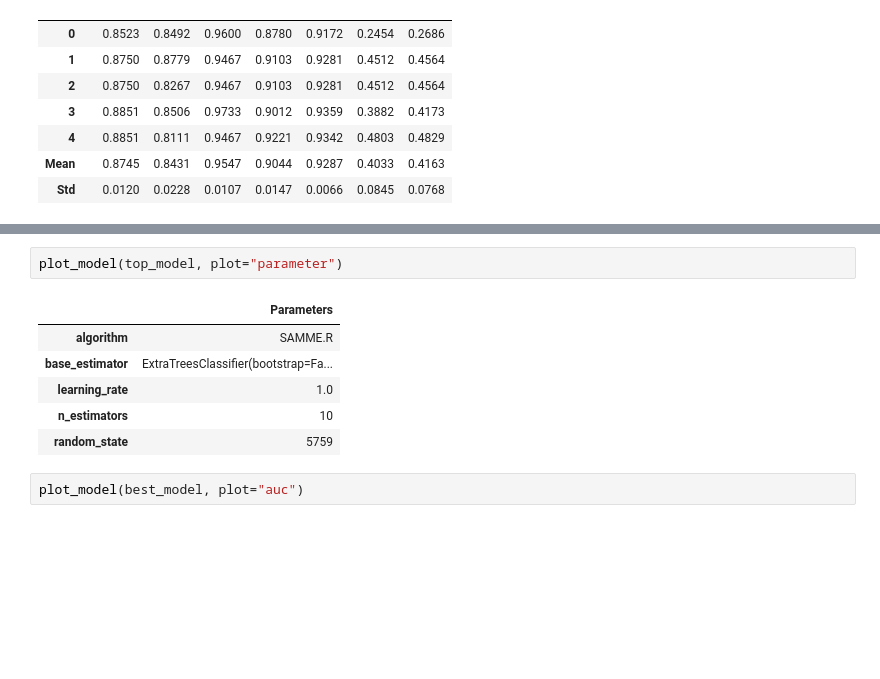
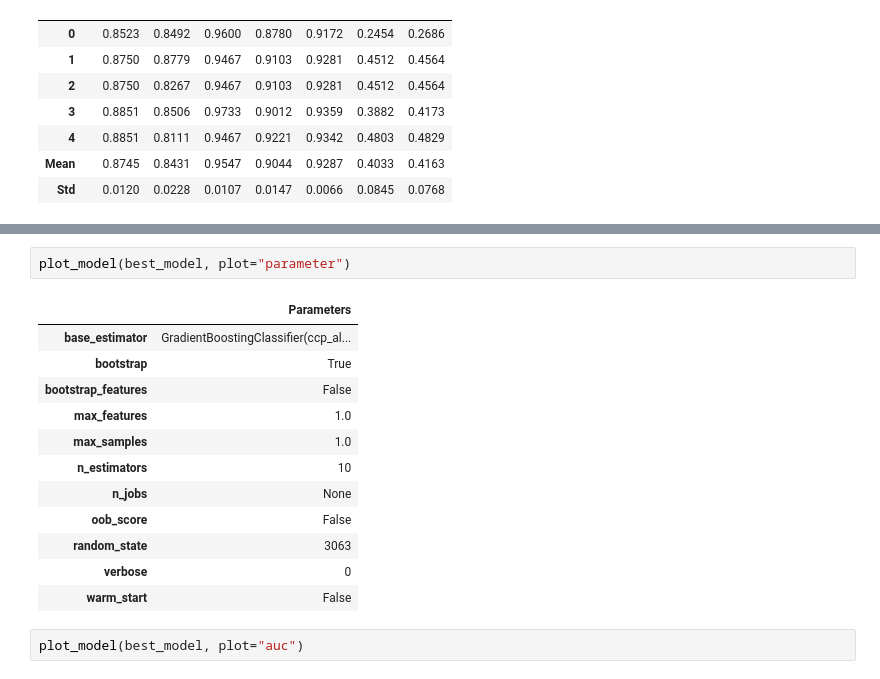
Before and after one commit to colinscampbell/project4-group1, a Jupyter notebook: kindle_review_startercode.ipynb, the cells around one changed output, grey strips where cells are left out. Cells and saved outputs as stored; diff of their text form; blank space fills up the shorter version.

```diff
--- a/kindle_review_startercode.ipynb
+++ b/kindle_review_startercode.ipynb
@@ -234,12 +303,18 @@ predict_model(best_model);
 # %%
-plot_model(top_model, plot="parameter")
+plot_model(best_model, plot="parameter")
 # %% [output]
 |  | Parameters |
-| algorithm | SAMME.R |
-| base_estimator | ExtraTreesClassifier(bootstrap=Fa... |
-| learning_rate | 1.0 |
+| base_estimator | GradientBoostingClassifier(ccp_al... |
+| bootstrap | True |
+| bootstrap_features | False |
+| max_features | 1.0 |
+| max_samples | 1.0 |
 | n_estimators | 10 |
-| random_state | 5759 |
+| n_jobs | None |
+| oob_score | False |
+| random_state | 3063 |
+| verbose | 0 |
+| warm_start | False |
 # %%
 plot_model(best_model, plot="auc")
 # %% [output]
```
Also changed, not shown: parts of 28 cells of this notebook, 4 other files.
